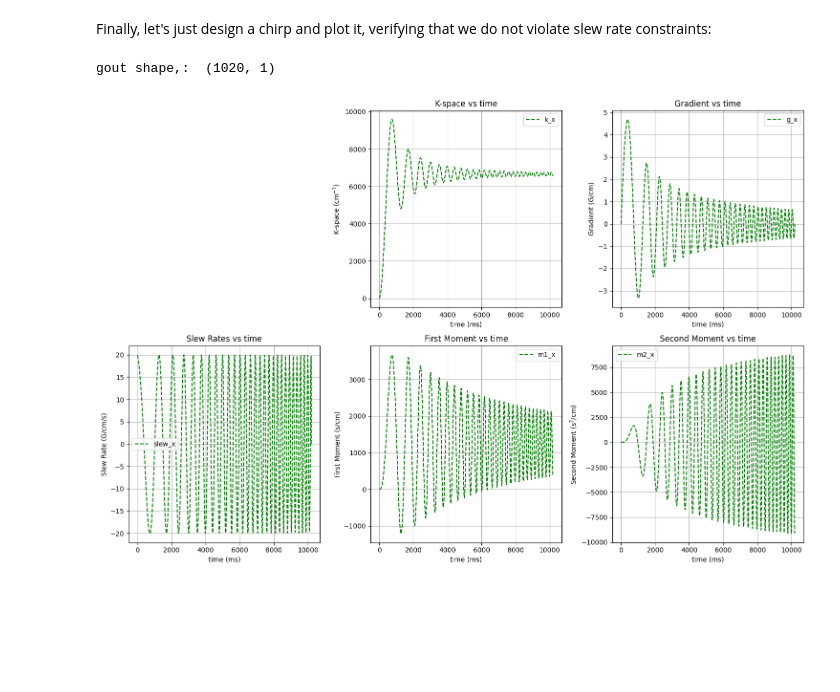
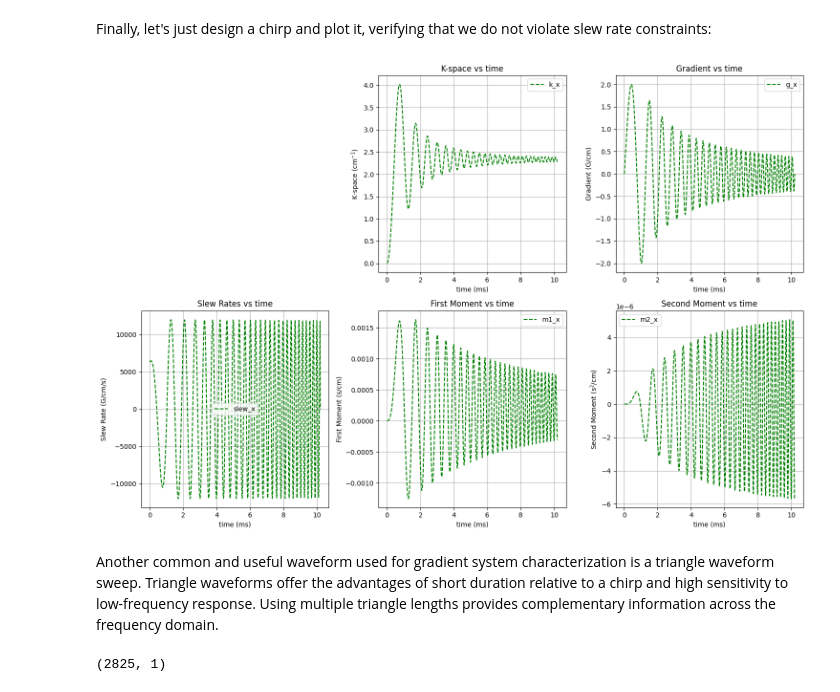
Before and after one commit to jonbmartin/Gradient-Waveform-Errors-Demos, a Jupyter notebook: Ex0_Characterization_Waveform_Design.ipynb, the cells around one changed output. Cells and saved outputs as stored; diff of their text form; code cells hidden in the pictures; blank space fills up the shorter version.

```diff
--- a/Ex0_Characterization_Waveform_Design.ipynb
+++ b/Ex0_Characterization_Waveform_Design.ipynb
@@ -291,13 +291,13 @@ def chirp_slew_constrained(N, dt, G1, f1, f2, slr):
     dt : float
         Timestep of each point (in ms).
     G1 : float
-        Nominal maximum gradient amplitude (in mT/m).
+        Nominal maximum gradient amplitude (in G/cm).
     f1 : float
         Frequency at t=0 (in kHz).
     f2 : float
         Frequency at t=N*dt (in kHz).
     slr : float
-        Slew rate limit (in mT/m/ms).
+        Slew rate limit (in G/cm/ms).
 
     Returns:
     -------
@@ -337,19 +337,20 @@ Finally, let's just design a chirp and plot it, verifying that we do not violate
 # %%
 
 # --- Define Chirp Parameters ---
 N = 1020       # Number of points
 dt = 0.01      # Timestep (ms) -> 10 ms total duration
-G1 = 40        # Max gradient (mT/m)
+G1 = 2        # Max gradient (G/cm)
 f1 = 0.5       # Start frequency (kHz)
 f2 = 5.0       # End frequency (kHz)
-slr = 20      # Slew rate limit (mT/m/ms)
+slr = 12      # Slew rate limit (G/cm/ms)
 
 # --- Generate and Plot the Chirp ---
 # We plot the slew rate to verify that we are indeed getting a slew-constrained
 # chirp waveform.
 chirp_waveform, time_vector = chirp_slew_constrained(N, dt, G1, f1, f2, slr)
 chirp_waveform = chirp_waveform[:,None]
-k, g_out, s, m1, m2, t, v = plotgradinfo(chirp_waveform, dt)
+k, g_out, s, m1, m2, t, v = plotgradinfo(chirp_waveform, dt/1000)
 # %% [output]
-gout shape,:  (1020, 1)
-[figure, old version]
+[figure, new version]
+# %% [markdown]
+Another common and useful waveform used for gradient system characterization is a triangle waveform sweep. Triangle waveforms offer the advantages of short duration relative to a chirp and high sensitivity to low-frequency response. Using multiple triangle lengths provides complementary information across the frequency domain.
@@ -355,0 +405,12 @@ gout shape,:  (1020, 1)
+# %%
+# --- Define Chirp Parameters ---
+N = 5         # Number of triangles
+dt = 0.01      # Timestep (ms)
+G1 = 3        # Max gradient (G/cm)
+tmin = 0.5     # Start duration (ms)
+tmax = 3       # End duration (ms)
+
+triangle_grad = triangle_sweeps(N, dt, G1, tmin, tmax, pad_dur=1, negative_triangles=True)
+print(np.shape(triangle_grad))
+# %% [output]
+(2825, 1)
```
Also changed, not shown: parts of 2 cells of this notebook.
